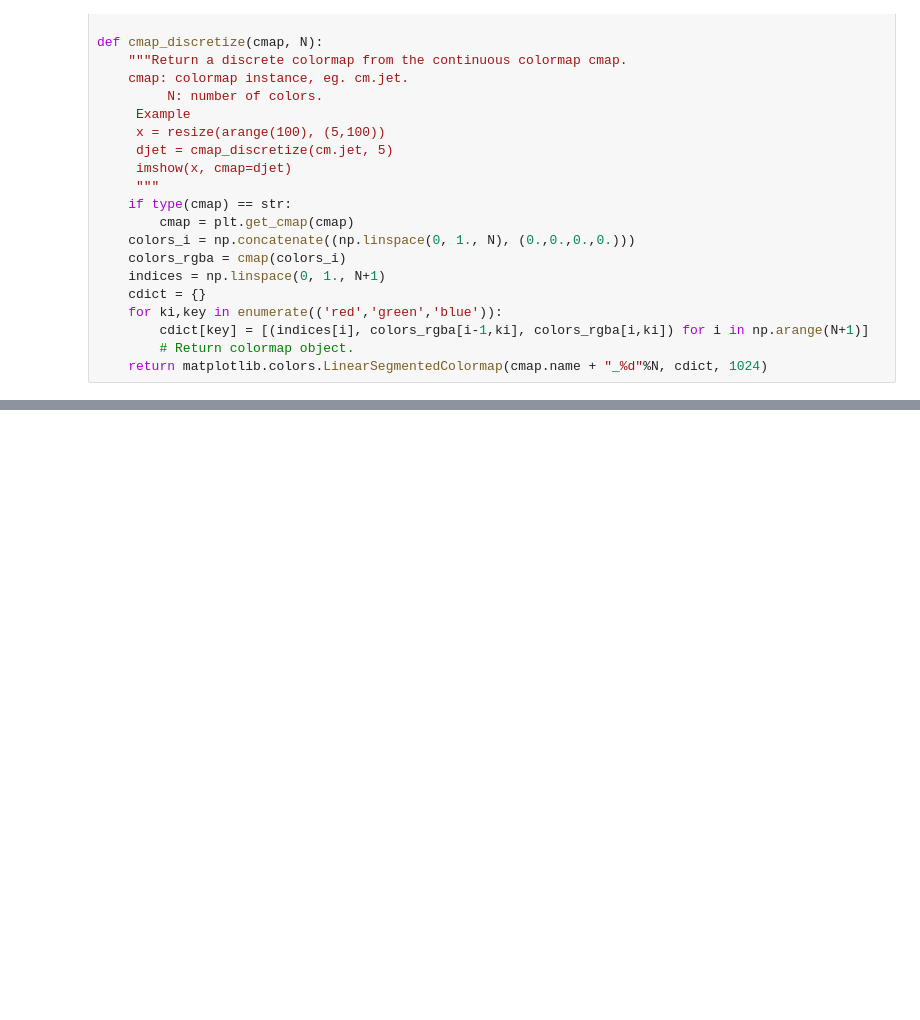
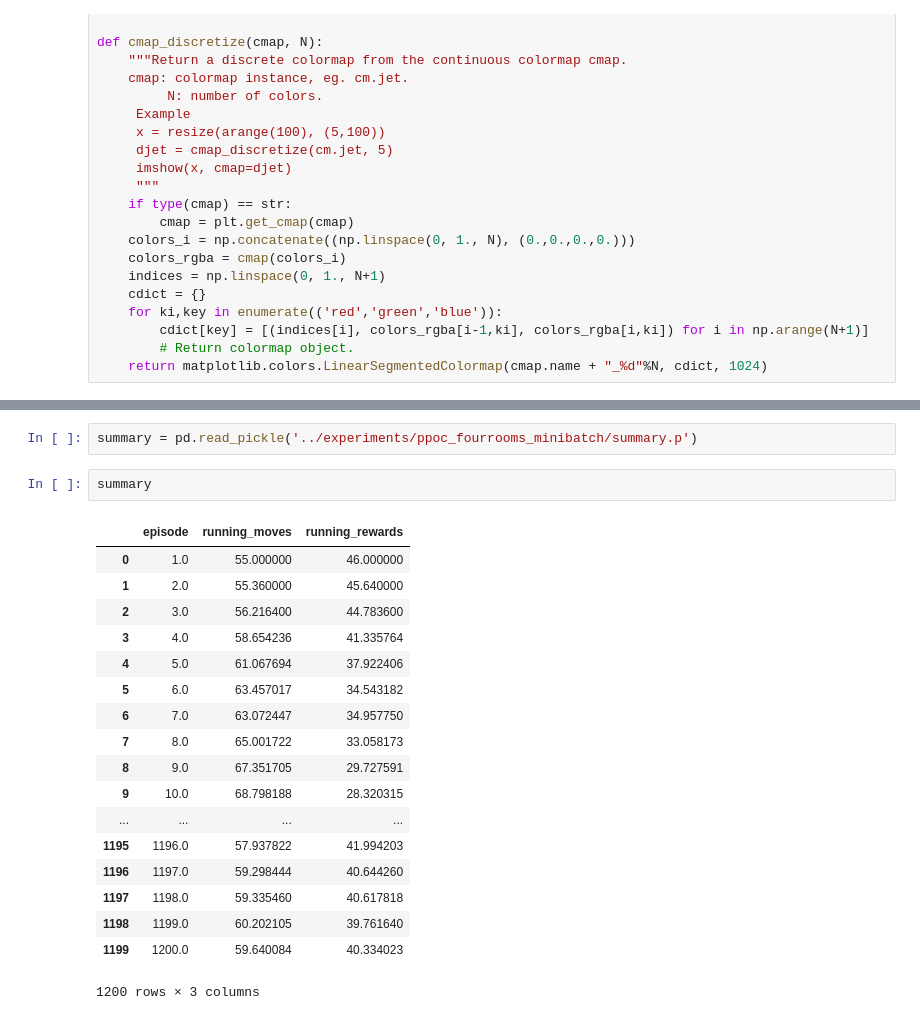
Before and after one commit to sophiaas/rlbase, a Jupyter notebook: rlbase/vis.ipynb, the cells around one changed output, grey strips where cells are left out. Drawn from its saved outputs; the diff is of its cells as text; blank space fills up the shorter version.

```diff
--- a/rlbase/vis.ipynb
+++ b/rlbase/vis.ipynb
@@ -72,0 +110,23 @@ plot_trajectories(ed, 'action', n_actions=5, cmap='viridis', max_length=300)
+# %%
+summary = pd.read_pickle('../experiments/ppoc_fourrooms_minibatch/summary.p')
+# %%
+summary
+# %% [output]
+|  | episode | running_moves | running_rewards |
+| 0 | 1.0 | 55.000000 | 46.000000 |
+| 1 | 2.0 | 55.360000 | 45.640000 |
+| 2 | 3.0 | 56.216400 | 44.783600 |
+| 3 | 4.0 | 58.654236 | 41.335764 |
+| 4 | 5.0 | 61.067694 | 37.922406 |
+| 5 | 6.0 | 63.457017 | 34.543182 |
+| 6 | 7.0 | 63.072447 | 34.957750 |
+| 7 | 8.0 | 65.001722 | 33.058173 |
+| 8 | 9.0 | 67.351705 | 29.727591 |
+| 9 | 10.0 | 68.798188 | 28.320315 |
+| ... | ... | ... | ... |
+| 1195 | 1196.0 | 57.937822 | 41.994203 |
+| 1196 | 1197.0 | 59.298444 | 40.644260 |
+| 1197 | 1198.0 | 59.335460 | 40.617818 |
+| 1198 | 1199.0 | 60.202105 | 39.761640 |
+| 1199 | 1200.0 | 59.640084 | 40.334023 |
+1200 rows × 3 columns
```
Also changed, not shown: parts of 11 cells of this notebook, 5 other files.
